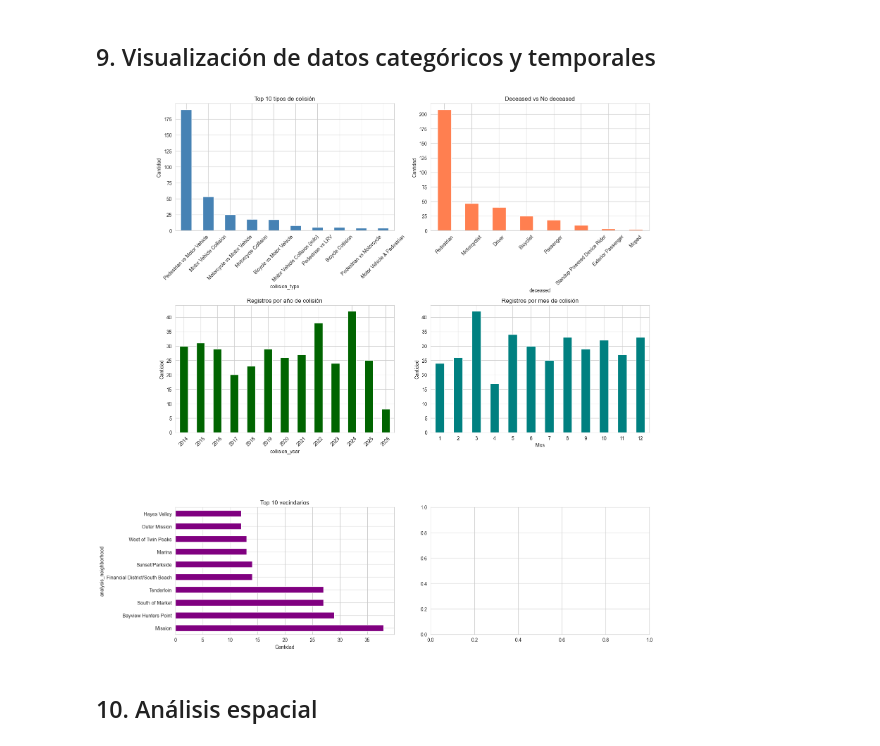
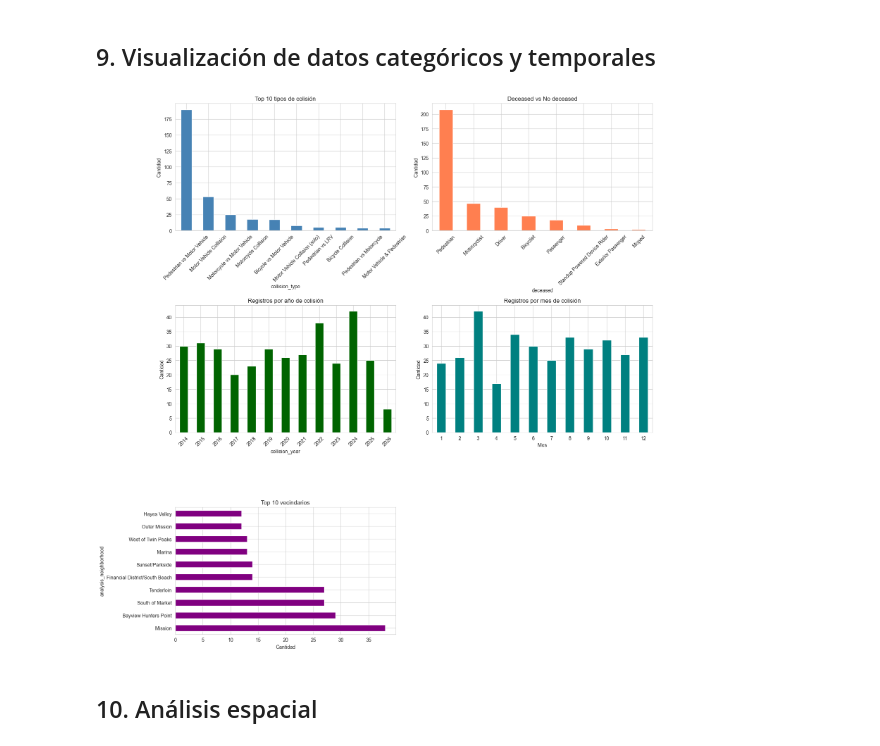
Before and after one commit to franpelirrojo/proyecto-carreteras-sf-fantastic-four, a Jupyter notebook: Accidentes_Fatality/Cuardernos/Análisis_Accidentes_Fatality_Histórico_Cleaned.ipynb, the cells around one changed output. Saved outputs shown, nothing was run; the diff lists cells and outputs as text; code cells hidden in the pictures.

```diff
--- a/Accidentes_Fatality/Cuardernos/Análisis_Accidentes_Fatality_Histórico_Cleaned.ipynb
+++ b/Accidentes_Fatality/Cuardernos/Análisis_Accidentes_Fatality_Histórico_Cleaned.ipynb
@@ -251,47 +251,60 @@ Columna: deceased
 # %% [markdown]
 ## 9. Visualización de datos categóricos y temporales
 # %%
+import matplotlib.pyplot as plt
+
+if 'collision_datetime' in df_acc.columns:
+    if 'collision_year' not in df_acc.columns:
+        df_acc['collision_year'] = df_acc['collision_datetime'].dt.year.astype('Int64')
+    if 'collision_month' not in df_acc.columns:
+        df_acc['collision_month'] = df_acc['collision_datetime'].dt.month.astype('Int64')
+
 fig, axes = plt.subplots(3, 2, figsize=(16, 16))
-if 'collision_year' not in df_acc.columns and 'collision_datetime' in df_acc.columns:
-    df_acc['collision_year'] = df_acc['collision_datetime'].dt.year.astype('Int64')
-if 'collision_month' not in df_acc.columns and 'collision_datetime' in df_acc.columns:
-    df_acc['collision_month'] = df_acc['collision_datetime'].dt.month.astype('Int64')
+axes = axes.flatten()
+plot_idx = 0
+
 if 'collision_type' in df_acc.columns:
-    df_acc['collision_type'].value_counts().head(10).plot(kind='bar', ax=axes[0, 0], color='steelblue')
-    axes[0, 0].set_title('Top 10 tipos de colisión')
-    axes[0, 0].set_ylabel('Cantidad')
-    axes[0, 0].tick_params(axis='x', rotation=45)
+    df_acc['collision_type'].value_counts().head(10).plot(kind='bar', ax=axes[plot_idx], color='steelblue')
+    axes[plot_idx].set_title('Top 10 tipos de colisión')
+    axes[plot_idx].set_ylabel('Cantidad')
+    axes[plot_idx].tick_params(axis='x', rotation=45)
+    plot_idx += 1
+
 if 'deceased' in df_acc.columns:
-    df_acc['deceased'].value_counts().plot(kind='bar', ax=axes[0, 1], color='coral')
-    axes[0, 1].set_title('Deceased vs No deceased')
-    axes[0, 1].set_ylabel('Cantidad')
-    axes[0, 1].tick_params(axis='x', rotation=45)
+    df_acc['deceased'].value_counts().plot(kind='bar', ax=axes[plot_idx], color='coral')
+    axes[plot_idx].set_title('Deceased vs No deceased')
+    axes[plot_idx].set_ylabel('Cantidad')
+    axes[plot_idx].tick_params(axis='x', rotation=45)
+    plot_idx += 1
+
 if 'collision_year' in df_acc.columns:
-    yearly_counts = df_acc['collision_year'].value_counts().sort_index()
-    yearly_counts.plot(kind='bar', ax=axes[1, 0], color='darkgreen')
-    axes[1, 0].set_title('Registros por año de colisión')
-    axes[1, 0].set_ylabel('Cantidad')
-    axes[1, 0].tick_params(axis='x', rotation=45)
+    df_acc['collision_year'].value_counts().sort_index().plot(kind='bar', ax=axes[plot_idx], color='darkgreen')
+    axes[plot_idx].set_title('Registros por año de colisión')
+    axes[plot_idx].set_ylabel('Cantidad')
+    axes[plot_idx].tick_params(axis='x', rotation=45)
+    plot_idx += 1
+
 if 'collision_month' in df_acc.columns:
-    monthly_counts = df_acc['collision_month'].value_counts().sort_index()
-    monthly_counts.plot(kind='bar', ax=axes[1, 1], color='teal')
-    axes[1, 1].set_title('Registros por mes de colisión')
-    axes[1, 1].set_ylabel('Cantidad')
-    axes[1, 1].set_xlabel('Mes')
-    axes[1, 1].tick_params(axis='x', rotation=0)
+    df_acc['collision_month'].value_counts().sort_index().plot(kind='bar', ax=axes[plot_idx], color='teal')
+    axes[plot_idx].set_title('Registros por mes de colisión')
+    axes[plot_idx].set_ylabel('Cantidad')
+    axes[plot_idx].set_xlabel('Mes')
+    axes[plot_idx].tick_params(axis='x', rotation=0)
+    plot_idx += 1
+
 if 'analysis_neighborhood' in df_acc.columns:
-    df_acc['analysis_neighborhood'].value_counts().head(10).plot(kind='barh', ax=axes[2, 0], color='purple')
-    axes[2, 0].set_title('Top 10 vecindarios')
-    axes[2, 0].set_xlabel('Cantidad')
-if 'supervisor_district' in df_acc.columns:
-    df_acc['supervisor_district'].value_counts().plot(kind='bar', ax=axes[2, 1], color='orange')
-    axes[2, 1].set_title('Supervisor District')
-    axes[2, 1].set_ylabel('Cantidad')
-    axes[2, 1].tick_params(axis='x', rotation=45)
+    df_acc['analysis_neighborhood'].value_counts().head(10).plot(kind='barh', ax=axes[plot_idx], color='purple')
+    axes[plot_idx].set_title('Top 10 vecindarios')
+    axes[plot_idx].set_xlabel('Cantidad')
+    plot_idx += 1
+
+for i in range(plot_idx, len(axes)):
+    fig.delaxes(axes[i])
+
 plt.tight_layout()
 plt.show()
 # %% [output]
-[figure, old version]
+[figure, new version]
 # %% [markdown]
 ## 10. Análisis espacial
 # %%
```
